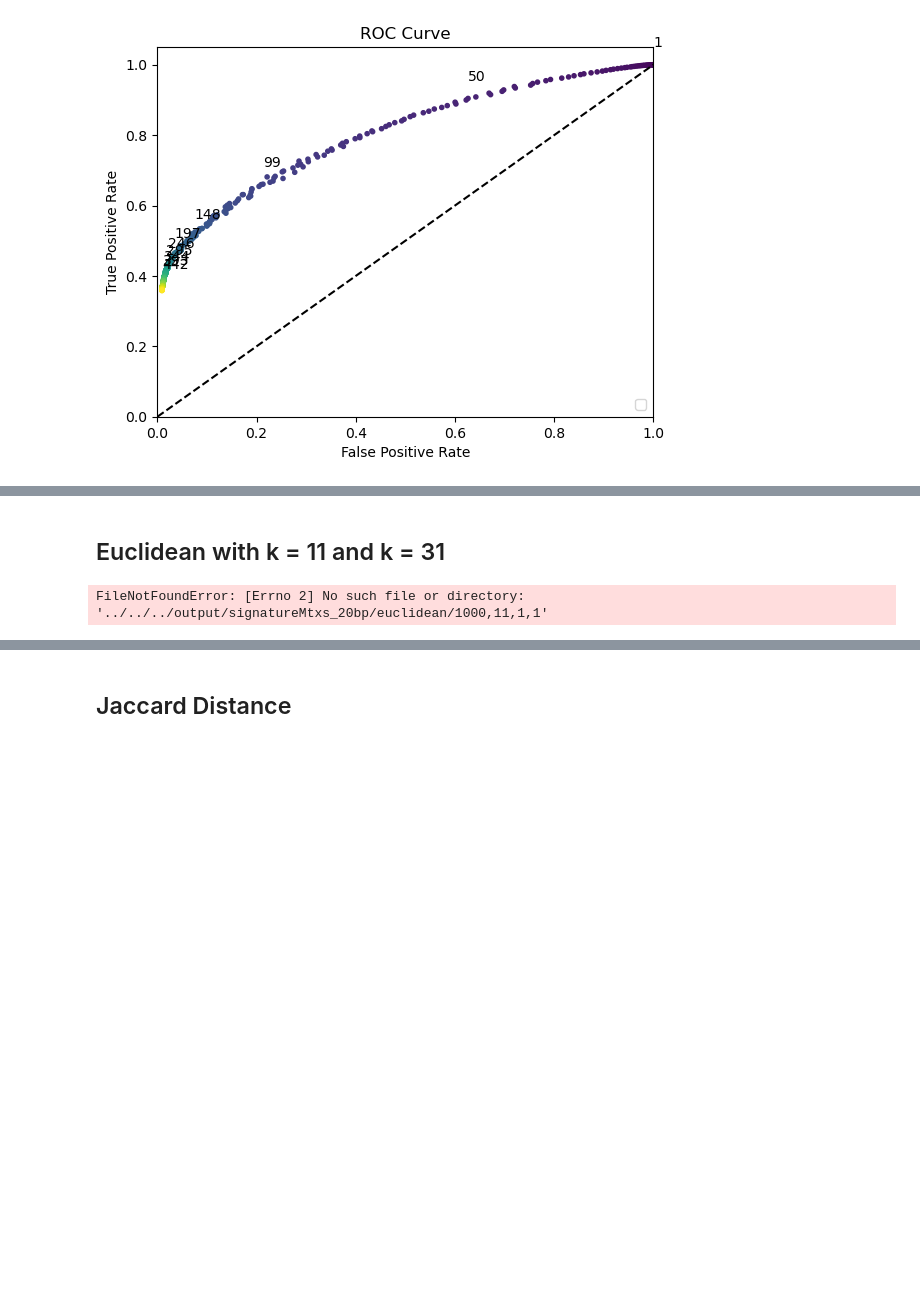
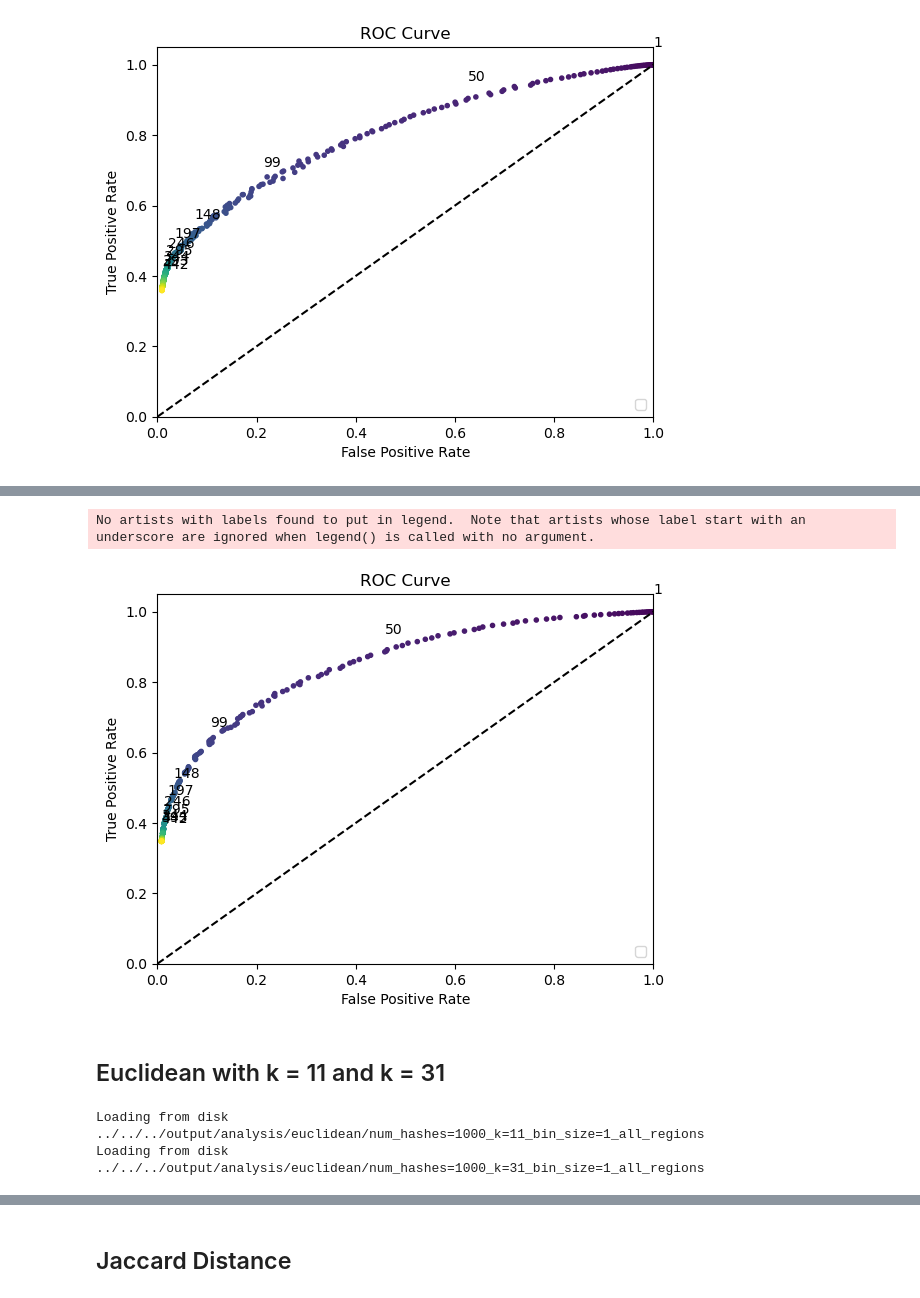
Before and after one commit to WillardFord/sv_merge, a Jupyter notebook: scripts/readFiltering/analysis/testBinning.ipynb, the cells around one changed output, grey strips where cells are left out. Saved outputs shown, nothing was run; the diff lists cells and outputs as text; code cells hidden in the pictures; blank space fills up the shorter version.

```diff
--- a/scripts/readFiltering/analysis/testBinning.ipynb
+++ b/scripts/readFiltering/analysis/testBinning.ipynb
@@ -1163,20 +1160,16 @@ No artists with labels found to put in legend.  Note that artists whose label st
+# %%
+plotROC(euclidean_k11_df)
+# %% [output]
+No artists with labels found to put in legend.  Note that artists whose label start with an underscore are ignored when legend() is called with no argument.
+[figure, added]
 # %% [markdown]
 ## Euclidean with k = 11 and k = 31
-# %%
-euclidean_k11_counts = parallel_regions("../../../output/signatureMtxs_20bp/euclidean/1000,11,1,1", )
-euclidean_k11_df = numpy_counts_to_pandas(euclidean_k11_counts)
-euclidean_k11_df.to_csv(
-        os.path.join(euclidean_out_dir, f"k=11"),
-        sep='\t', encoding='utf-8', index=False, header=True
-)
-
-
-euclidean_k31_counts = parallel_regions("../../../output/signatureMtxs_20bp/euclidean/1000,31,1,1", )
-euclidean_k31_df = numpy_counts_to_pandas(euclidean_k31_counts)
-euclidean_k31_df.to_csv(
-        os.path.join(euclidean_out_dir, f"k=31"),
-        sep='\t', encoding='utf-8', index=False, header=True
-)
-# %% [output]
-FileNotFoundError: [Errno 2] No such file or directory: '../../../output/signatureMtxs_20bp/euclidean/1000,11,1,1'
+# %%
+euclidean_k11_df = get_counts_df("../../../output/signatureMtxs_20bp/euclidean/1000,11,1,1", )
+euclidean_k31_df = get_counts_df("../../../output/signatureMtxs_20bp/euclidean/1000,31,1,1", )
+# %% [output]
+Loading from disk
+../../../output/analysis/euclidean/num_hashes=1000_k=11_bin_size=1_all_regions
+Loading from disk
+../../../output/analysis/euclidean/num_hashes=1000_k=31_bin_size=1_all_regions
 # %%
```
Also changed, not shown: parts of 64 cells of this notebook, 3 other files.
